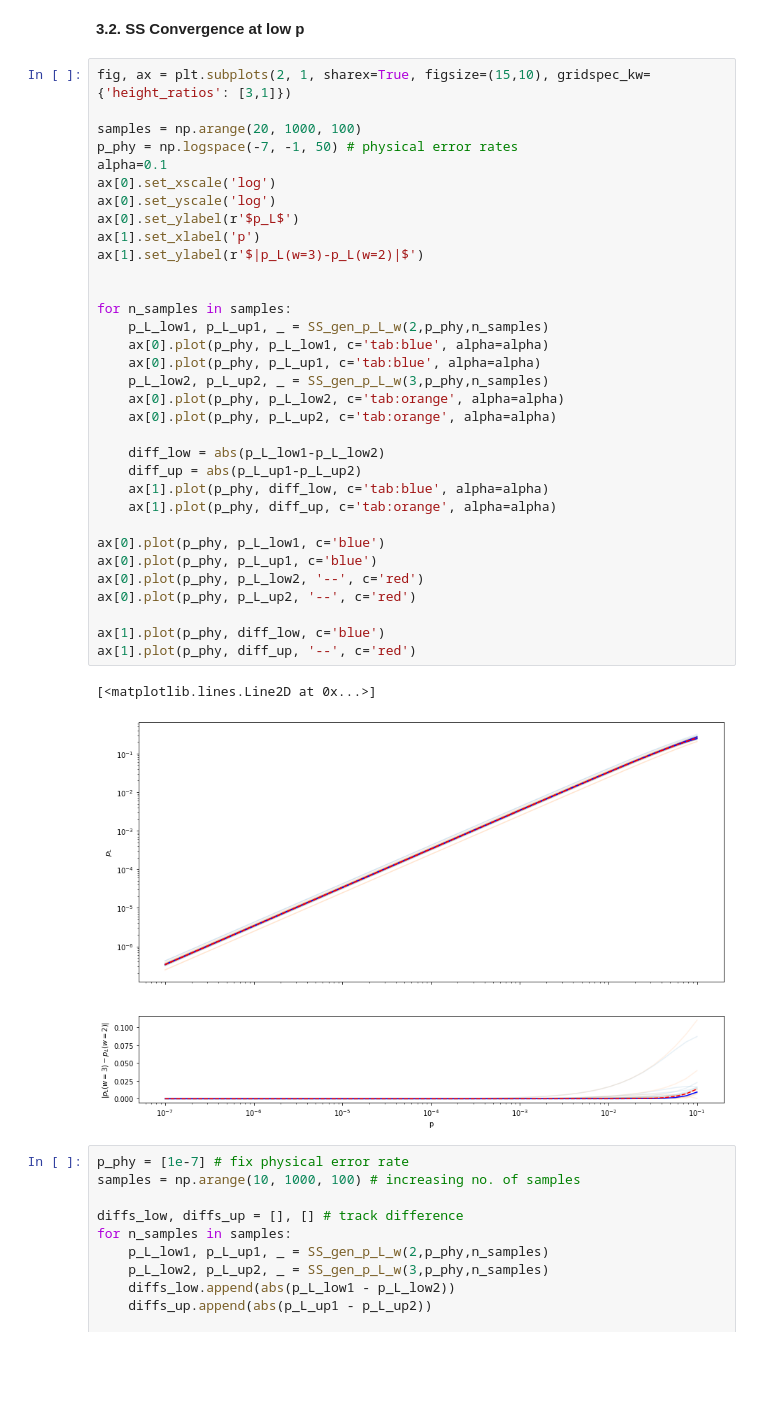
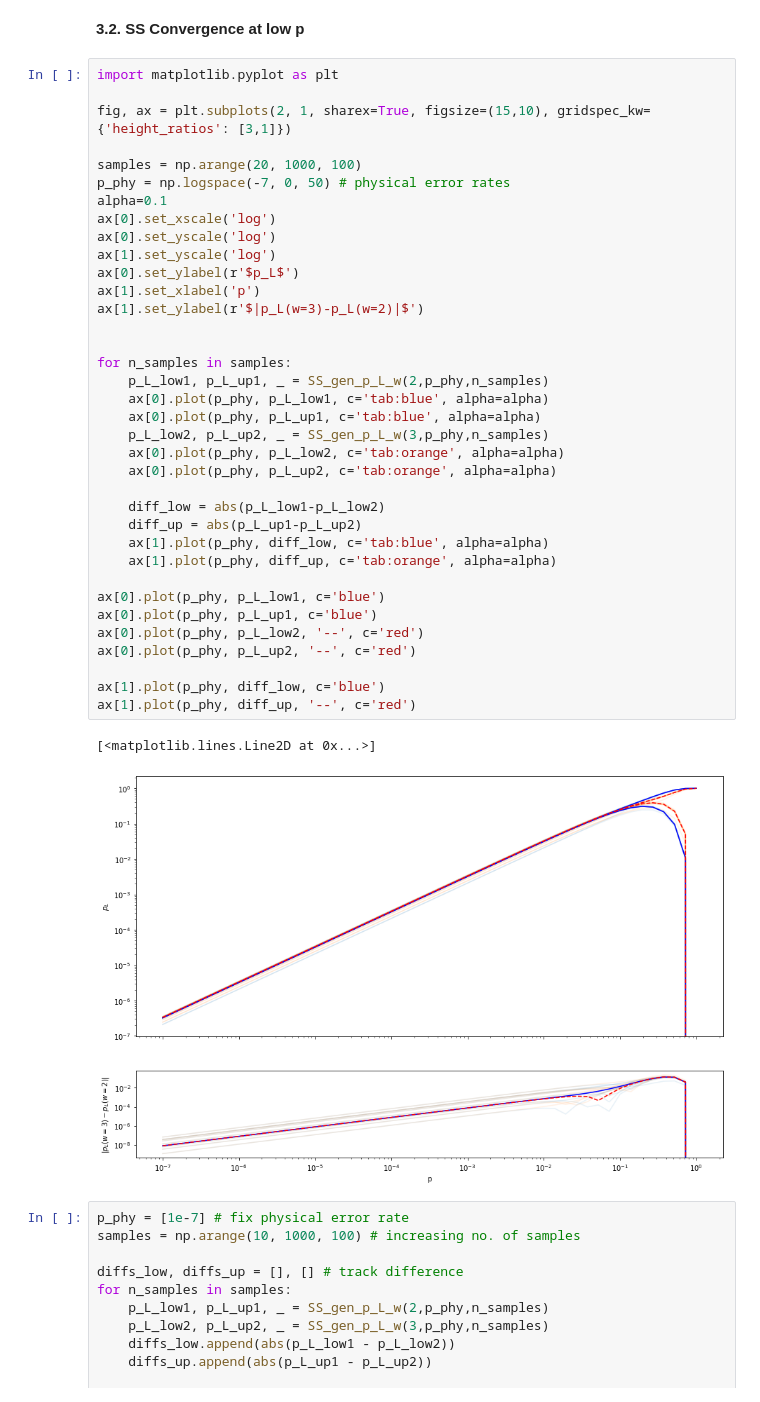
Before and after one commit to dpwinter/PECOS_WS_solutions, a Jupyter notebook: subset_sampling.ipynb, the cells around one changed output. Cells and saved outputs as stored; diff of their text form; blank space fills up the shorter version.

Commit message:
Updated comparison plots

```diff
--- a/subset_sampling.ipynb
+++ b/subset_sampling.ipynb
@@ -214,41 +214,44 @@ plt.legend()
 # %% [markdown]
 **3.2. SS Convergence at low p**
 # %%
+import matplotlib.pyplot as plt
+
 fig, ax = plt.subplots(2, 1, sharex=True, figsize=(15,10), gridspec_kw={'height_ratios': [3,1]})
 
 samples = np.arange(20, 1000, 100)
-p_phy = np.logspace(-7, -1, 50) # physical error rates
+p_phy = np.logspace(-7, 0, 50) # physical error rates
 alpha=0.1
 ax[0].set_xscale('log')
 ax[0].set_yscale('log')
+ax[1].set_yscale('log')
 ax[0].set_ylabel(r'$p_L$')
 ax[1].set_xlabel('p')
 ax[1].set_ylabel(r'$|p_L(w=3)-p_L(w=2)|$')
 
 
 for n_samples in samples:
     p_L_low1, p_L_up1, _ = SS_gen_p_L_w(2,p_phy,n_samples)
     ax[0].plot(p_phy, p_L_low1, c='tab:blue', alpha=alpha)
     ax[0].plot(p_phy, p_L_up1, c='tab:blue', alpha=alpha)
     p_L_low2, p_L_up2, _ = SS_gen_p_L_w(3,p_phy,n_samples)
     ax[0].plot(p_phy, p_L_low2, c='tab:orange', alpha=alpha)
     ax[0].plot(p_phy, p_L_up2, c='tab:orange', alpha=alpha)
 
     diff_low = abs(p_L_low1-p_L_low2)
     diff_up = abs(p_L_up1-p_L_up2)
     ax[1].plot(p_phy, diff_low, c='tab:blue', alpha=alpha)
     ax[1].plot(p_phy, diff_up, c='tab:orange', alpha=alpha)
 
 ax[0].plot(p_phy, p_L_low1, c='blue')
 ax[0].plot(p_phy, p_L_up1, c='blue')
 ax[0].plot(p_phy, p_L_low2, '--', c='red')
 ax[0].plot(p_phy, p_L_up2, '--', c='red')
 
 ax[1].plot(p_phy, diff_low, c='blue')
 ax[1].plot(p_phy, diff_up, '--', c='red')
 # %% [output]
 [<matplotlib.lines.Line2D at 0x...>]
-[figure, old version]
+[figure, new version]
 # %%
 p_phy = [1e-7] # fix physical error rate
 samples = np.arange(10, 1000, 100) # increasing no. of samples
```
Also changed, not shown: parts of 1 cell of this notebook.
